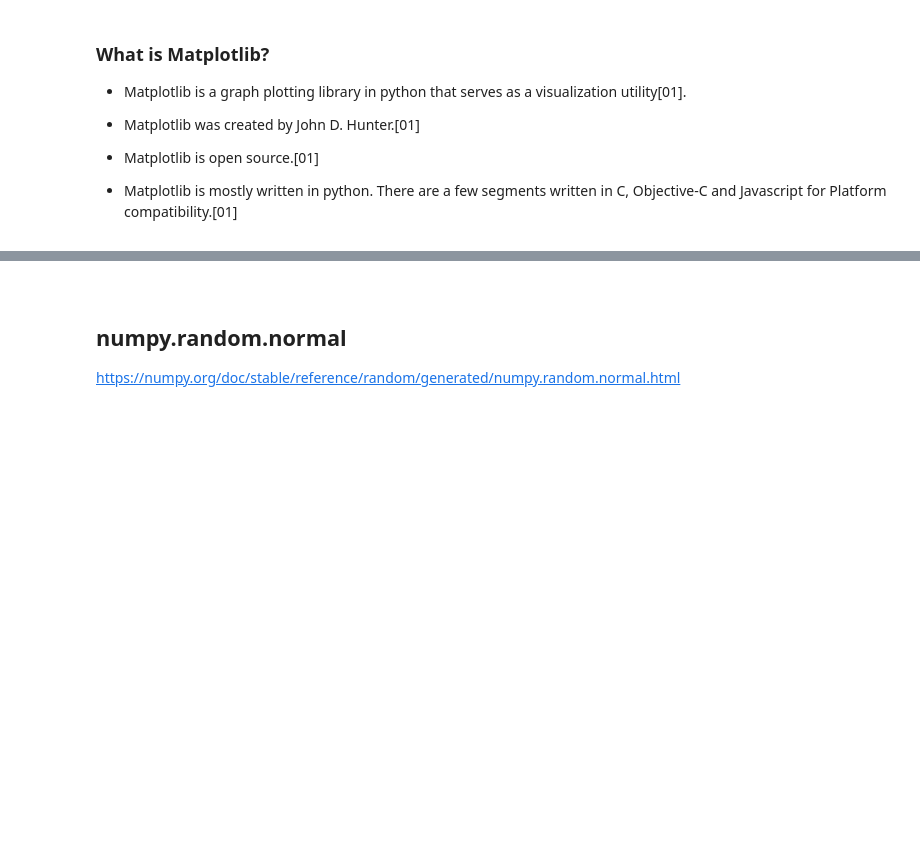
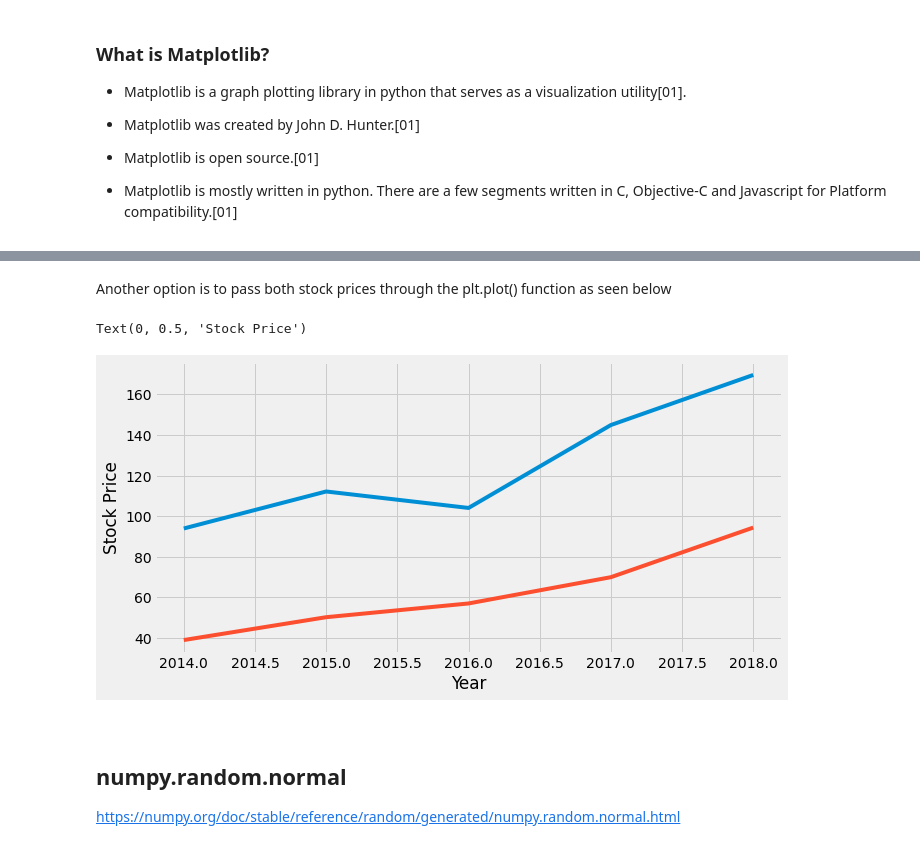
Before and after one commit to Cormac88/Fundamentals-of-Data-Analysis, a Jupyter notebook: pyplot.ipynb, the cells around one changed output, grey strips where cells are left out. Saved outputs shown, nothing was run; the diff lists cells and outputs as text; code cells hidden in the pictures; blank space fills up the shorter version.

```diff
--- a/pyplot.ipynb
+++ b/pyplot.ipynb
@@ -31,3 +68,14 @@ plt.rcParams['figure.figsize'] = [10, 5]
+# %% [markdown]
+Another option is to pass both stock prices through the plt.plot() function as seen below
+# %%
+plt.plot(year, apl_price,
+        year, ms_price)
+
+plt.xlabel('Year')
+plt.ylabel('Stock Price')
+# %% [output]
+Text(0, 0.5, 'Stock Price')
+[figure, added]
 # %% [markdown]
 <br>
 
```
Also changed, not shown: parts of 11 cells of this notebook.
